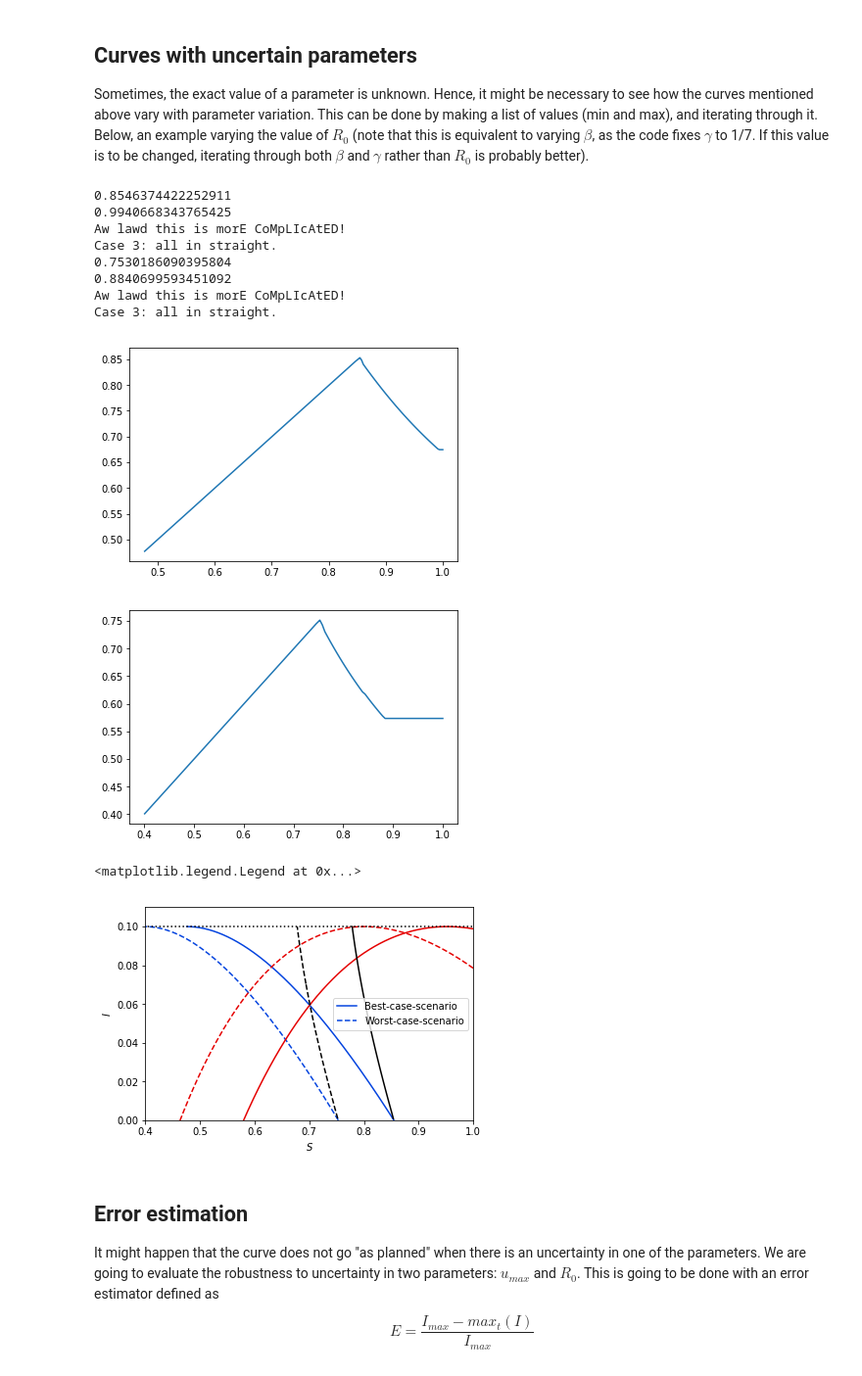
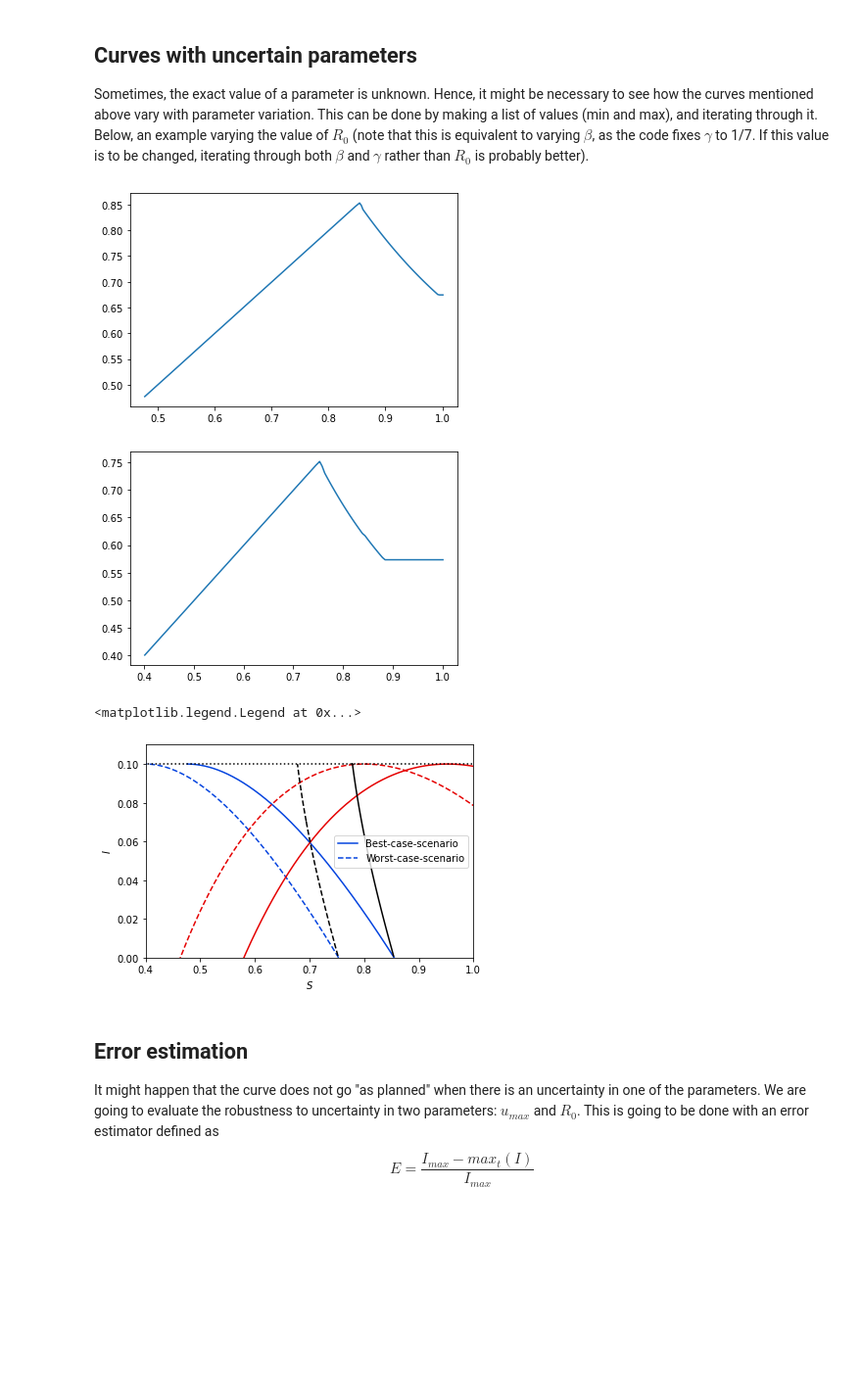
Before and after one commit to SyntheticDynamics/OptimalOutbreakMitigation, a Jupyter notebook: epidemic_control.ipynb, the cells around one changed output. Shown at 98% size. Cells and saved outputs as stored; diff of their text form; code cells hidden in the pictures; blank space fills up the shorter version.

```diff
--- a/epidemic_control.ipynb
+++ b/epidemic_control.ipynb
@@ -130,7 +133,7 @@ ax.plot(s0, fp)
 # %% [markdown]
 The above figure shows the relationship between the $S$-coordinate of the initial point, and the $S$-coordinate of the final point. The initial points that go through the commutation point are the ones in which the curve has a negative gradient, as the final point starts going back. The next cell finds these points, creates a set of initial conditions between them, and repeats the above code. Thus, the commutation curve can be found.
 # %%
-st, end = sir.find_criticals(s0, fp)
+st, end, b = sir.find_criticals(s0, fp)
 s0, i0 = sir.create_initial_conditions(A, disp, ilow, st, end, size = 100)
 A.remove_all_points()
 
@@ -209,45 +209,37 @@ for ii in range(len(r0)):
     for ii, jj in zip(s0, i0):
         A.add_point(ii, jj)
 
     A.find_regions()
     A.get_shortest()
     M = np.array([p.least_time for p in A.points])
 
     final_point = np.array([tra.s[-1] for tra in M])
     fig, ax = plt.subplots()
     ax.plot(s0, final_point)
 
-    st, end = sir.find_criticals(s0, final_point)
+    st, end, b = sir.find_criticals(s0, final_point)
     s0, i0 = sir.create_initial_conditions(A, disp, ilow, st, end, size = 100)
 
-    A.remove_all_points()
+    A.remove_all_points() # Added so the points are not duplicated.
     for ii, jj in zip(s0, i0):
         A.add_point(ii, jj)
 
     A.find_regions()
     A.get_shortest()
     M = np.array([p.least_time for p in A.points])
 
     bp_s = np.zeros([len(M), ])
     bp_i = np.zeros([len(M), ])
 
     for ii in range(len(M)):
         x, y = sir.find_max(M[ii])
         bp_s[ii] = x
         bp_i[ii] = y
 
     A.commutation_curve = [bp_s, bp_i]
 # %% [output]
-0.8546374422252911
-0.9940668343765425
-Aw lawd this is morE CoMpLIcAtED!
-Case 3: all in straight.
-0.7530186090395804
-0.8840699593451092
-Aw lawd this is morE CoMpLIcAtED!
-Case 3: all in straight.
-[figure, old version]
+[figure, new version]
-[figure, old version]
+[figure, new version]
 # %%
 wcs = scenarios["wcs"]
 bcs = scenarios["bcs"]
@@ -267,7 +259,7 @@ ax.plot([0, 1], [imax, imax], color = "xkcd:black", linestyle = ":")
 ax.legend(["Best-case-scenario", "Worst-case-scenario"])
 # %% [output]
 <matplotlib.legend.Legend at 0x...>
-[figure, old version]
+[figure, new version]
 # %% [markdown]
 ## Error estimation
 It might happen that the curve does not go "as planned" when there is an uncertainty in one of the parameters. We are going to evaluate the robustness to uncertainty in two parameters: $u_{max}$ and $R_0$. This is going to be done with an error estimator defined as
```
Also changed, not shown: parts of 10 cells of this notebook, 3 other files.
